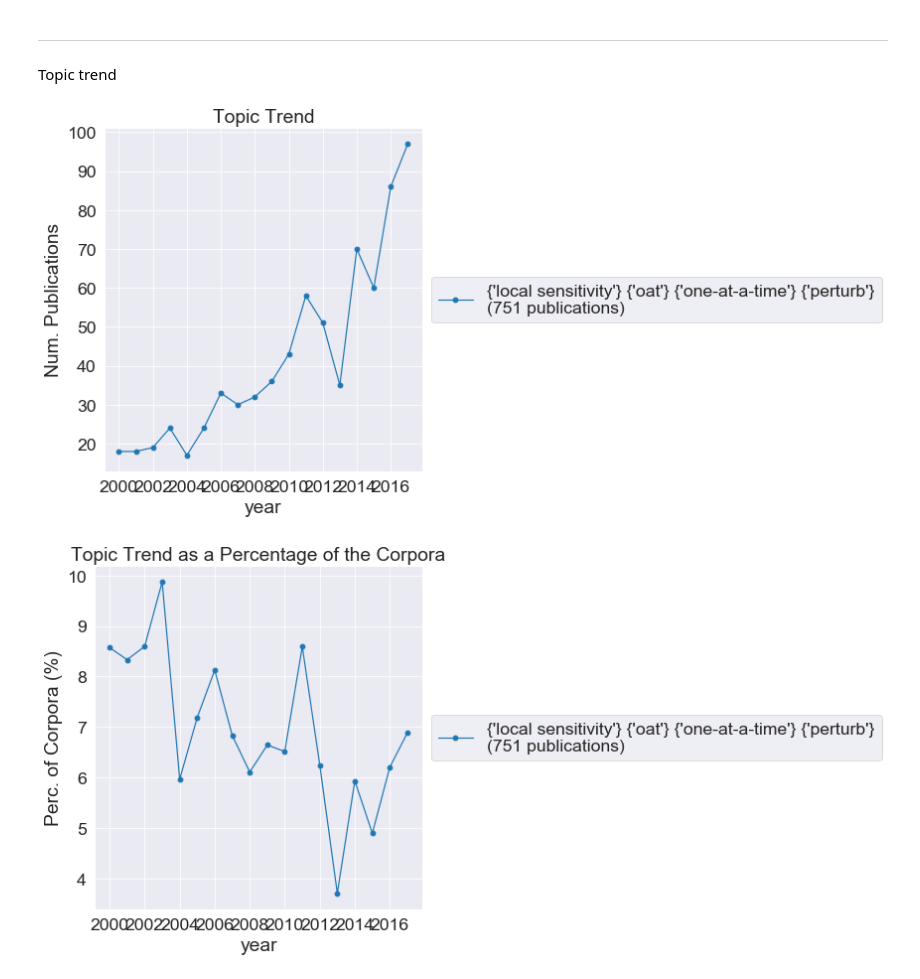
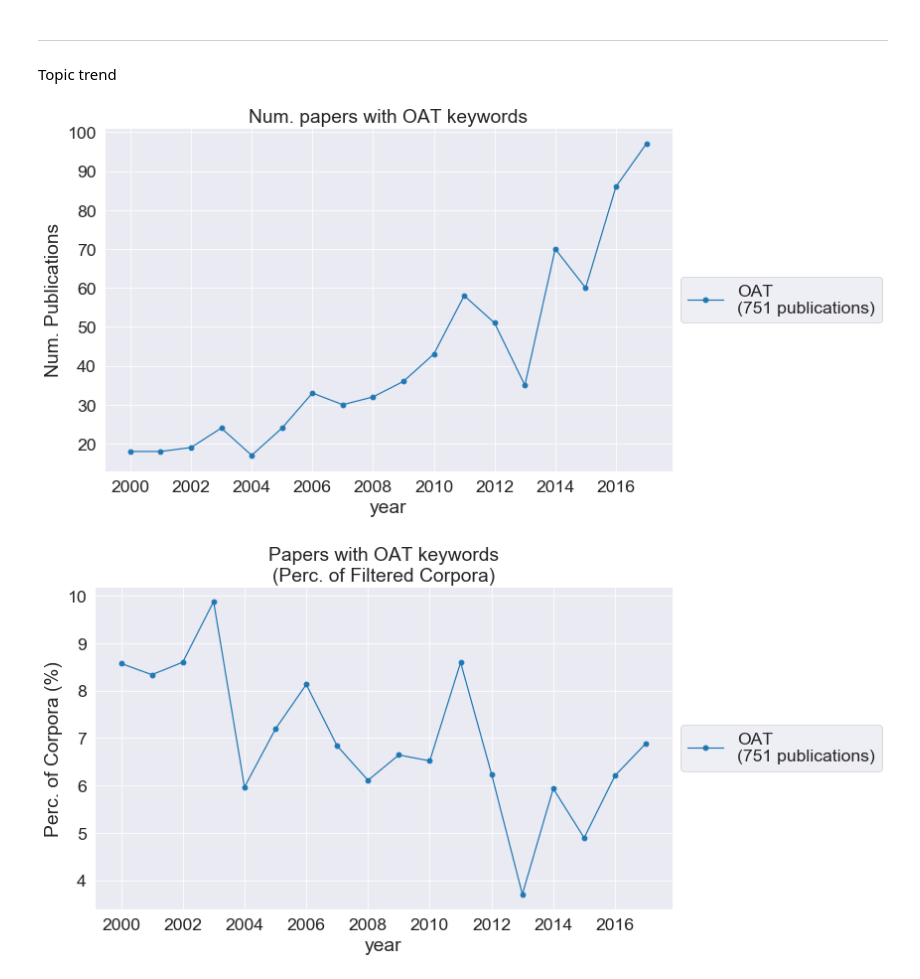
Before and after one commit to frog7/uasa-trends, a Jupyter notebook: notebooks/3f Identifying OAT in the corpora.ipynb, the cells around one changed output. Saved outputs shown, nothing was run; the diff lists cells and outputs as text; code cells hidden in the pictures.

Commit message:
Adding common setup and fixing titles

```diff
--- a/notebooks/3f Identifying OAT in the corpora.ipynb
+++ b/notebooks/3f Identifying OAT in the corpora.ipynb
@@ -3,23 +3,3 @@ Initial setup
 # %%
 %reload_ext autoreload
 %autoreload 2
-# %%
-import wosis
-import pandas as pd
-import metaknowledge as mk
-
-# Helper functions for plotting
-import wosis.analysis.plotting as wos_plot
-
-# Analysis and search functions
-from wosis.analysis import (preview_matches, search_records, keyword_matches,
-                            find_pubs_by_authors, preview_matches_by_keyword, get_unique_kw_titles,
-                            remove_by_journals, remove_by_title)
-
-# Plotting libraries
-import matplotlib.pyplot as plt
-import seaborn as sns
-
-# This just helps make the plots look nicer
-sns.set_style('darkgrid')
-sns.set_context('paper', font_scale=2.0)
@@ -177,11 +159,13 @@ top_cited_in_top_journals_oat.head(10)
 top_cited_in_top_journals_oat.to_csv('../data/top_cited_oat2_papers.csv')
 # %% [markdown]
 <hr> Topic trend
+# %%
+all_oat.name = 'OAT'
 # %%
-wos_plot.plot_topic_trend([all_oat], save_plot_fn='figs/oat_topic_trend.png')
+wos_plot.plot_topic_trend([all_oat], title='Num. papers with OAT keywords', save_plot_fn='figs/oat_topic_trend.png')
 # %% [output]
-[figure, old version]
+[figure, new version]
 # %%
-wos_plot.plot_topic_trend([all_oat], total_rc=RC, title='Topic Trend as a Percentage of the Corpora', save_plot_fn='figs/oat_topic_trend_percentage.png')
+wos_plot.plot_topic_trend([all_oat], total_rc=RC, title='Papers with OAT keywords\n(Perc. of Filtered Corpora)', save_plot_fn='figs/oat_topic_trend_percentage.png')
 # %% [output]
-[figure, old version]
+[figure, new version]
```
Also changed, not shown: parts of 1 cell of this notebook, 10 other files.
